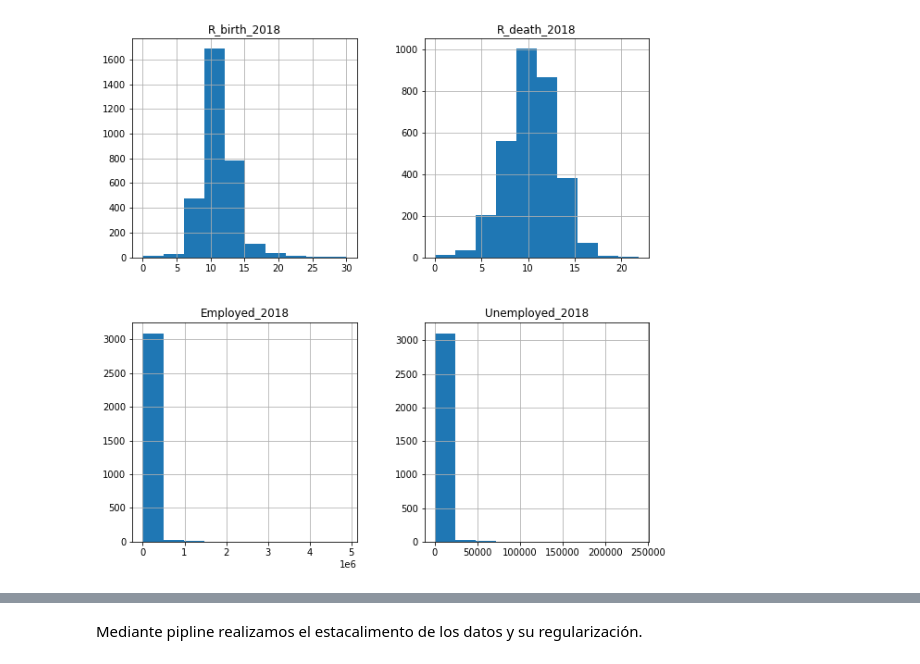
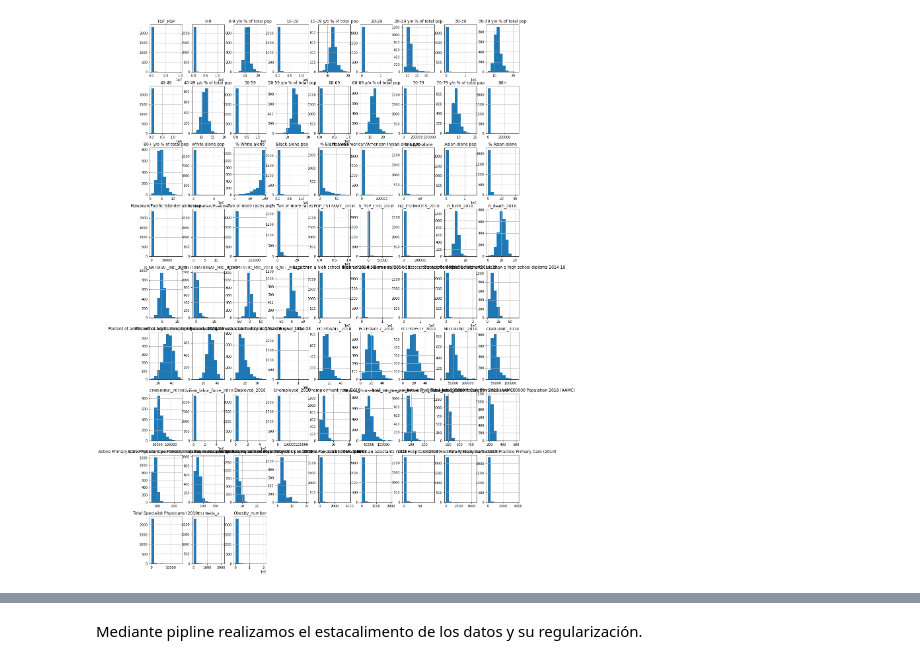
Before and after one commit to anasofiasama/Regularized-Lineal-Regression, a Jupyter notebook: src/explore.ipynb, the cells around one changed output, grey strips where cells are left out. Saved outputs shown, nothing was run; the diff lists cells and outputs as text; code cells hidden in the pictures.

```diff
--- a/src/explore.ipynb
+++ b/src/explore.ipynb
@@ -66,0 +33,5 @@ df_frac=df[['R_birth_2018','R_death_2018','Employed_2018','Unemployed_2018']]
+# %%
+df.rename(columns={'19-Oct':'10-19'},inplace=True)
+# %%
+X=df.loc[:,'TOT_POP':'ICU Beds_x']
+y=df['Obesity_number']
@@ -66,0 +62,2 @@ df_frac=df[['R_birth_2018','R_death_2018','Employed_2018','Unemployed_2018']]
+# %%
+df_train=pd.concat([X_train,y_train], axis=1)
@@ -79,5 +93,5 @@ round(df_frac.describe())
 # %%
-df_frac.hist(figsize=(10,10),sharex=False)
+df_train.hist(figsize=(20,30))
 plt.show()
 # %% [output]
-[figure, old version]
+[figure, new version]
```
Also changed, not shown: parts of 29 cells of this notebook, 1 other file.
